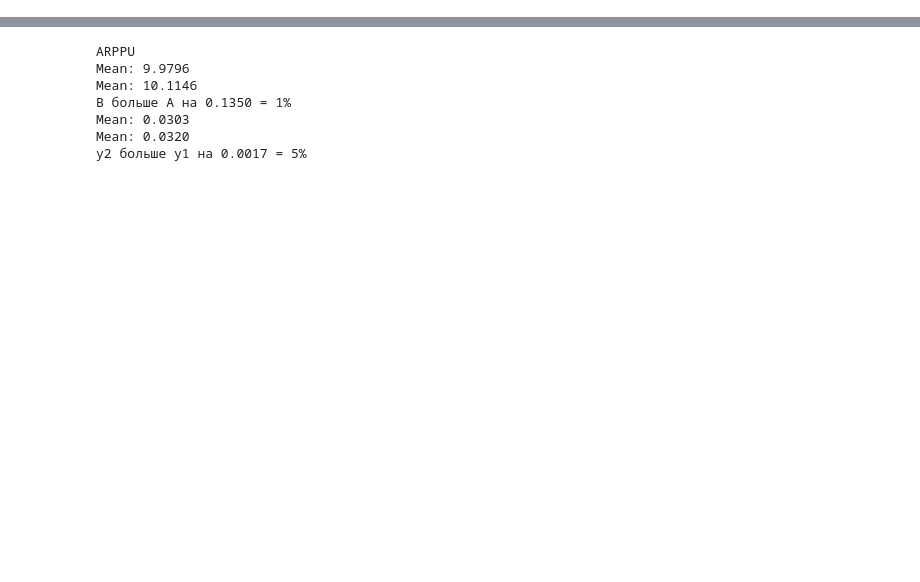
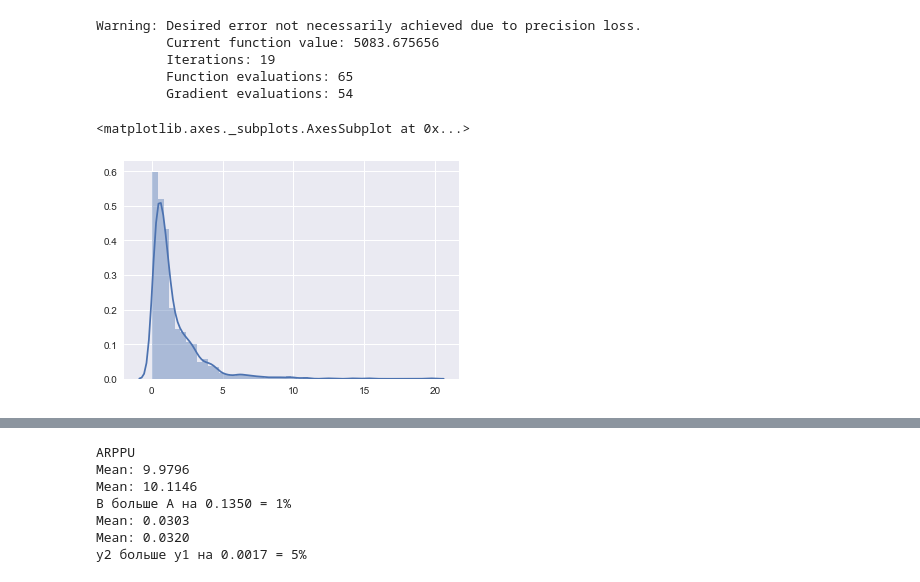
Before and after one commit to PavelMotorin/abtools, a Jupyter notebook: examples/03_bayesian_arpu_test.ipynb, the cells around one changed output, grey strips where cells are left out. Cells and saved outputs as stored; diff of their text form; code cells hidden in the pictures; blank space fills up the shorter version.

```diff
--- a/examples/03_bayesian_arpu_test.ipynb
+++ b/examples/03_bayesian_arpu_test.ipynb
@@ -0,0 +1,17 @@
+# %%
+from scipy.stats import bernoulli, lognorm
+from abtools.bayesian.special import LognormalARPUABModel
+a_conv = bernoulli.rvs(0.05, size=5000)
+b_conv = bernoulli.rvs(0.06, size=5000)
+a_rev = lognorm.rvs(1.01, size=1000)
+b_rev = lognorm.rvs(1.05, size=1000)
+a = {'revenue': a_rev, 'conversion': a_conv}
+b = {'revenue': b_rev, 'conversion': b_conv}
+model = LognormalARPUABModel(a, b)
+model.fit()
+# %% [output]
+Warning: Desired error not necessarily achieved due to precision loss.
+         Current function value: 5083.675656
+         Iterations: 19
+         Function evaluations: 65
+         Gradient evaluations: 54
@@ -0,0 +21,5 @@
+# %%
+sns.distplot(a_rev)
+# %% [output]
+<matplotlib.axes._subplots.AxesSubplot at 0x...>
+[figure, added]
```
Also changed, not shown: parts of 13 cells of this notebook, 22 other files.
